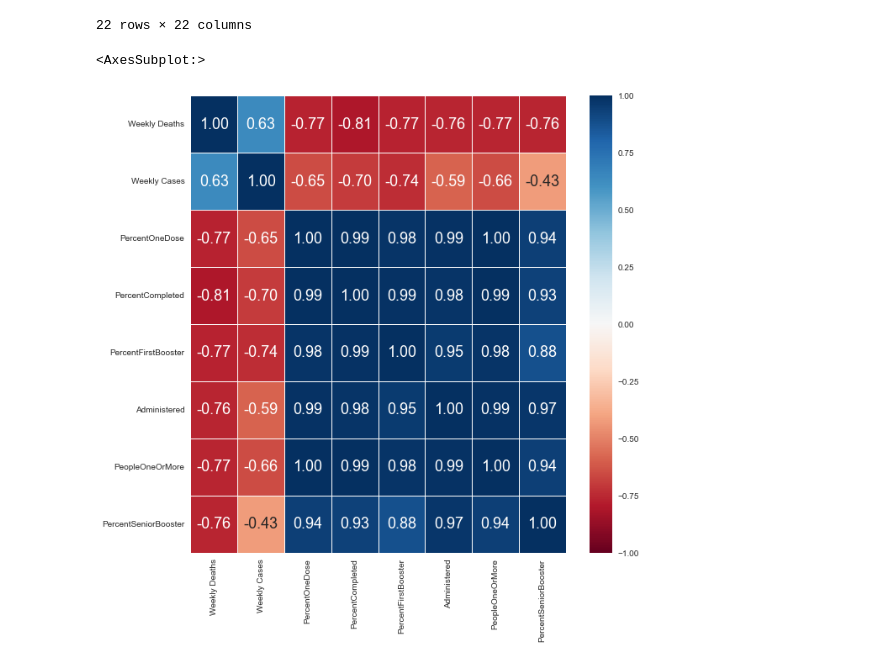
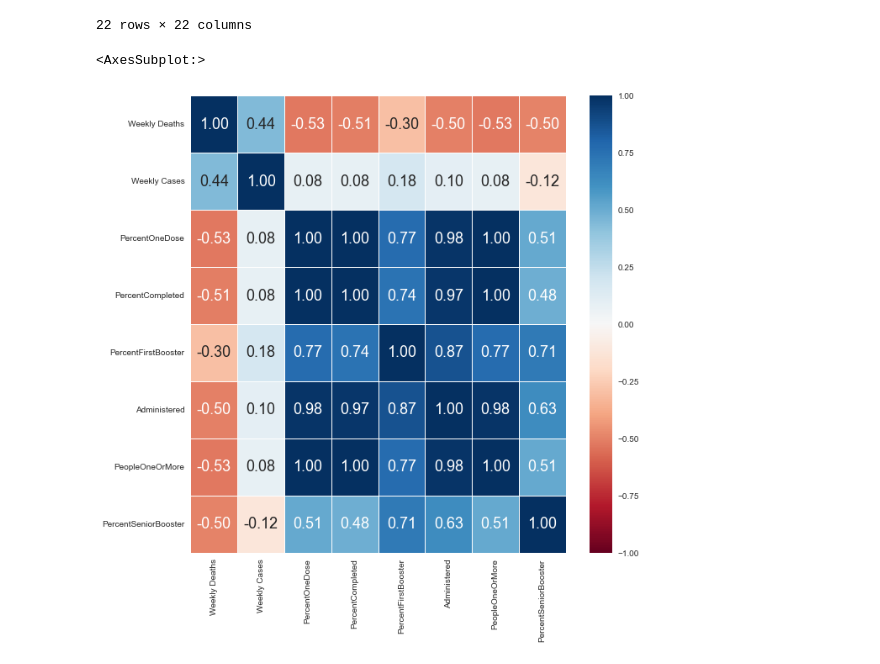
Before and after one commit to Lester0142/Covid_Data_Analysis, a Jupyter notebook: Data Visualization and Analysis.ipynb, the cells around one changed output. Saved outputs shown, nothing was run; the diff lists cells and outputs as text; code cells hidden in the pictures.

```diff
--- a/Data Visualization and Analysis.ipynb
+++ b/Data Visualization and Analysis.ipynb
@@ -31,7 +31,7 @@ Code from : https://www.geeksforgeeks.org/how-to-filter-dataframe-rows-based-on-
 Weekly_Case['Date'] = pd.to_datetime(Weekly_Case['Date'], format='%b %d %Y')
 
 # Filter data between two dates
-filtered_Weekly_Case = Weekly_Case.loc[(Weekly_Case['Date'] >= '01 01 2022')
+filtered_Weekly_Case = Weekly_Case.loc[(Weekly_Case['Date'] >= '01 01 2021')
                      & (Weekly_Case['Date'] < '10 19 2022')]
 
 #remove unecessary coulums
@@ -78,7 +78,7 @@ sb.violinplot(data = Weekly_Case, x=Weekly_Case['Weekly Cases'], ax = axes[2])
 Weekly_Death['Date'] = pd.to_datetime(Weekly_Death['Date'], format='%b %d %Y')
 
 # Filter data between two dates
-filtered_Weekly_Death = Weekly_Death.loc[(Weekly_Death['Date'] >= '01 01 2022')
+filtered_Weekly_Death = Weekly_Death.loc[(Weekly_Death['Date'] >= '01 01 2021')
                      & (Weekly_Death['Date'] < '10 19 2022')]
 
 #remove unecessary coulums
@@ -161,24 +205,0 @@ crosstabplot.legend(title='variant', bbox_to_anchor=(1, 1.02),loc='upper left')
-# %%
-# Cleaning Of Variant Proportions
-# Convert the date to datetime64
-Vaccinated_People['Date'] = pd.to_datetime(Vaccinated_People['Date'], format= '%m/%d/%Y')
-
-# Filter data between two dates
-filtered_Vaccinated_People = Vaccinated_People.loc[(Vaccinated_People['Date'] >= '01 05 2022')
-                     & (Vaccinated_People['Date'] <= '10 19 2022')]
-
-filtered_Vaccinated_People = filtered_Vaccinated_People.iloc[::7, :]
-
-#remove unecessary coulums
-filtered_Vaccinated_People = filtered_Vaccinated_People.iloc[:, [0, 5, 6, 7, 8, 12, 24]].reset_index(drop = True)
-
-#rename the colnames
-filtered_Vaccinated_People.rename(columns={ 'Percent of Total Pop with at least One Dose': 'PercentOneDose', \
-                                            'Percent of People with Complete Primary Series': 'PercentCompleted', \
-                                            'Percent of People with a Completed Primary Series who have a First Booster Dose': 'PercentFirstBooster', \
-                                            'People Receiving 1 or More Doses Cumulative': 'PeopleOneOrMore', \
-                                            'Percent of People Ages 50+ with First Booster Dose who Received Second Booster Dose': 'PercentSeniorBooster' \
-                                          }, inplace = True)
-
-#display
-filtered_Vaccinated_People.head()
@@ -256,18 +256,23 @@ FinalDF.corr()
 | PercentSeniorBooster | -0.758137 | -0.425266 | -0.727752 | -0.309056 | -0.875274 | -0.272458 | 0.185275 | 0.442358 | 0.232090 | ... |
 22 rows × 22 columns
 # %%
+WeekDeath = pd.concat([filtered_Weekly_Death,filtered_Weekly_Case.drop('Date',axis=1)],axis=1)
+WeekDeath = WeekDeath.sort_values(by=['Date'], ascending=True)
+WeekDeath = WeekDeath.reset_index()
+AscendingVaccination = filtered_Vaccinated_People.sort_values(by='Date', ascending = True)
+AscendingVaccination = AscendingVaccination.reset_index()
 WeekDeathVac = pd.concat([WeekDeath.drop(columns=WeekDeath.columns[0], axis=1), \
                           AscendingVaccination.drop(columns=AscendingVaccination.columns[0:2], axis=1)],axis=1)
 
 # WeekDeathVac = WeekDeathVac.drop(41)
 
 # Heatmap of the Correlation Matrix
 f, axes = plt.subplots(1, 1, figsize=(10,10))
 sb.heatmap(WeekDeathVac.corr(), vmin = -1, vmax = 1, linewidths = 1,
            annot = True, fmt = ".2f", annot_kws = {"size": 18}, cmap = "RdBu")
 # %% [output]
 <AxesSubplot:>
-[figure, old version]
+[figure, new version]
 # %%
 WeekDeathVac = WeekDeathVac.reset_index()
 #drop date column
```
Also changed, not shown: parts of 12 cells of this notebook, 1 other file.
